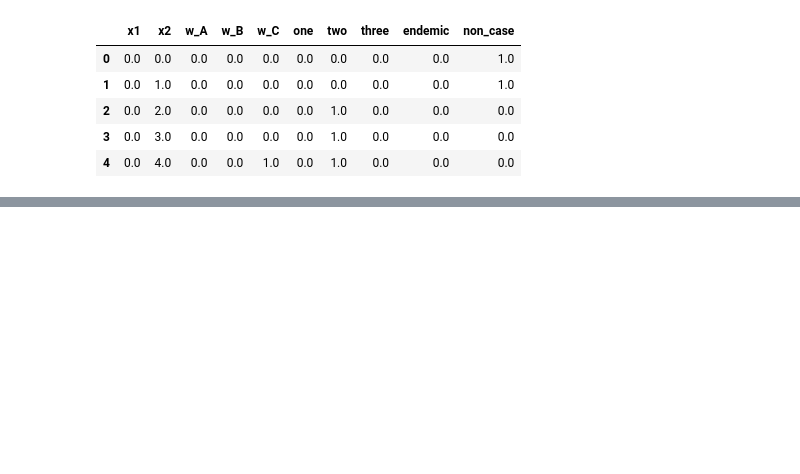
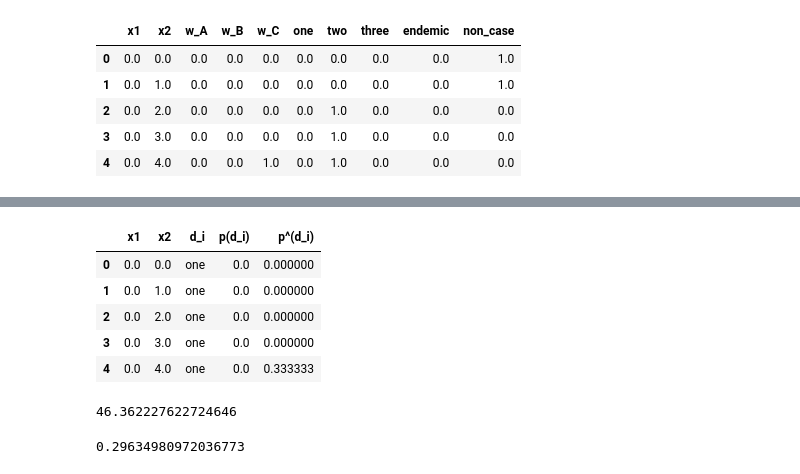
Before and after one commit to aauss/epi-quark, a Jupyter notebook: lean_score.ipynb, the cells around one changed output, grey strips where cells are left out. Saved outputs shown, nothing was run; the diff lists cells and outputs as text; code cells hidden in the pictures; blank space fills up the shorter version.

```diff
--- a/lean_score.ipynb
+++ b/lean_score.ipynb
@@ -171,0 +367,2 @@ plt.show()
+# %%
+p_di = df_padded.melt(id_vars=["x1", "x2"], var_name="d_i", value_name="p(d_i)")
@@ -171,0 +378,11 @@ plt.show()
+# %%
+eval_df = p_di.merge(p_hat_di, on=["x1", "x2", "d_i"])
+# %%
+eval_df.head()
+# %% [output]
+|  | x1 | x2 | d_i | p(d_i) | p^(d_i) |
+| 0 | 0.0 | 0.0 | one | 0.0 | 0.000000 |
+| 1 | 0.0 | 1.0 | one | 0.0 | 0.000000 |
+| 2 | 0.0 | 2.0 | one | 0.0 | 0.000000 |
+| 3 | 0.0 | 3.0 | one | 0.0 | 0.000000 |
+| 4 | 0.0 | 4.0 | one | 0.0 | 0.333333 |
@@ -171,0 +400,4 @@ plt.show()
+# %%
+KL(eval_df["p(d_i)"].values, eval_df["p^(d_i)"].values)
+# %% [output]
+46.362227622724646
@@ -171,0 +406,4 @@ plt.show()
+# %%
+metrics.mutual_info_score(eval_df["p(d_i)"].values, eval_df["p^(d_i)"].values)
+# %% [output]
+0.29634980972036773
```
Also changed, not shown: parts of 29 cells of this notebook, 1 other file.
